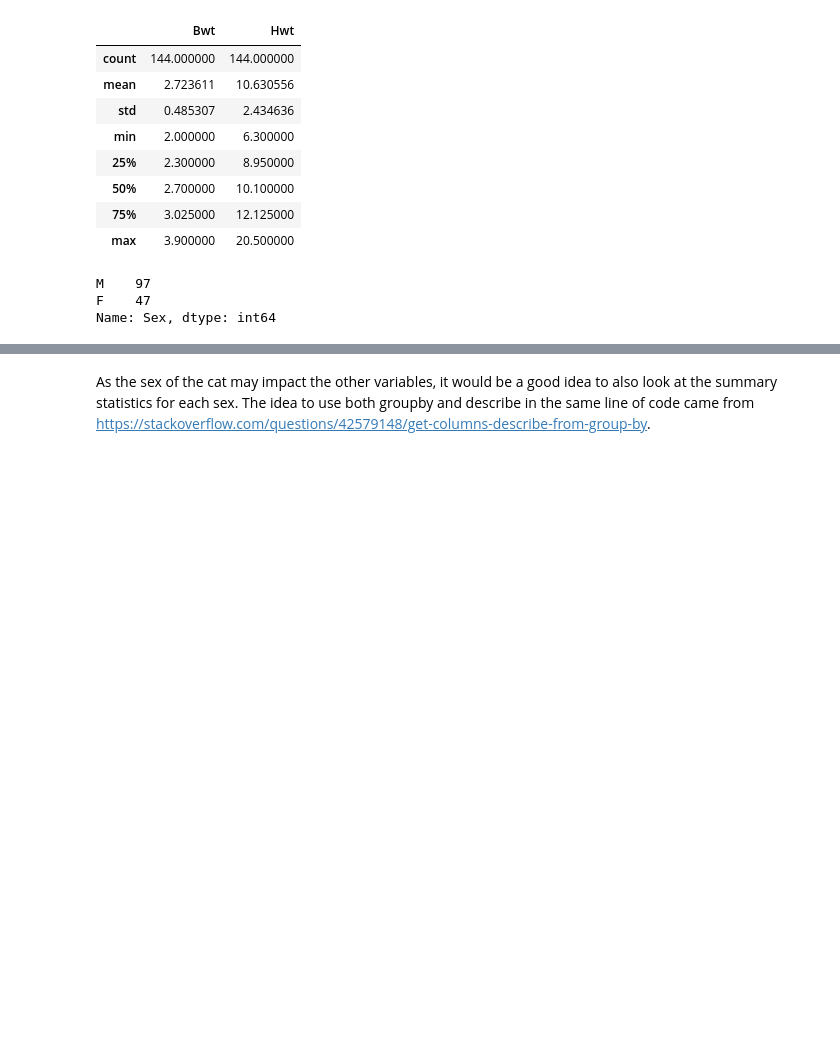
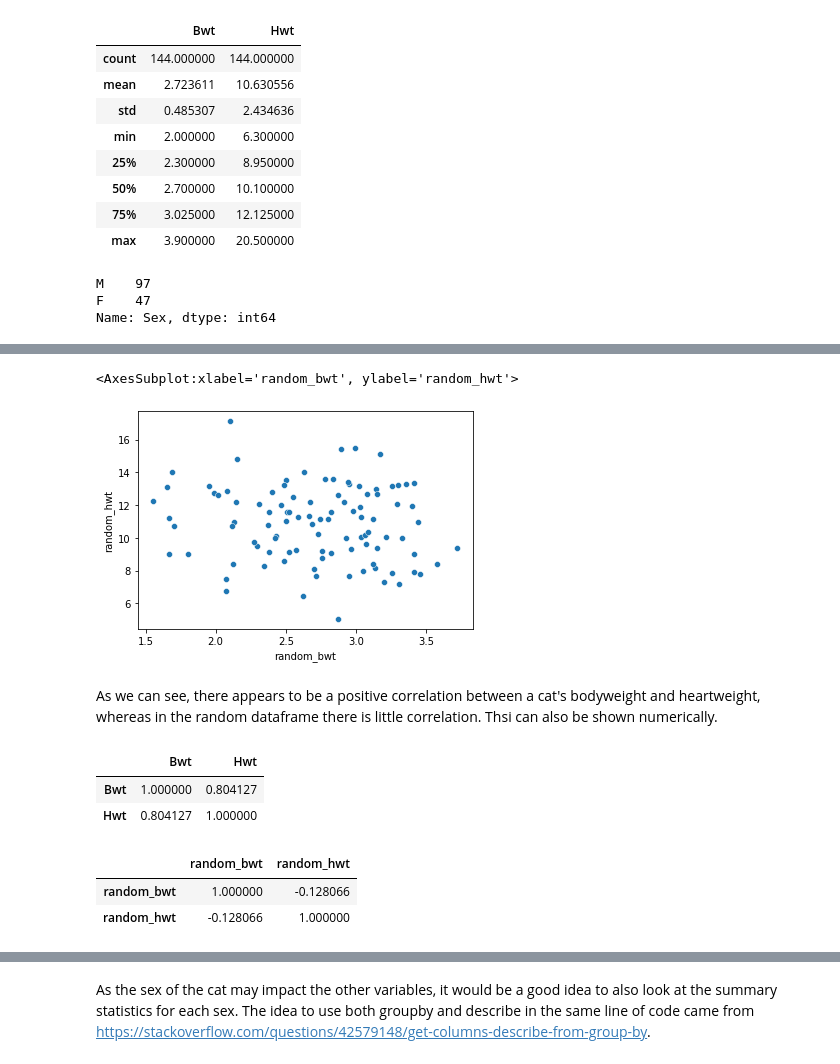
Before and after one commit to andrewjscott/Programming-for-Data-Analysis-Project, a Jupyter notebook: Simulation.ipynb, the cells around one changed output, grey strips where cells are left out. Cells and saved outputs as stored; diff of their text form; code cells hidden in the pictures; blank space fills up the shorter version.

```diff
--- a/Simulation.ipynb
+++ b/Simulation.ipynb
@@ -100,0 +105,11 @@ df_cats.to_csv(path)
+# %%
+# Construct a new Generator with the default BitGenerator (PCG64)
+rng = np.random.default_rng()
+
+# Numpy randomly generated bwt
+# A random example of 100 samples from a normal distribution
+mu = 2.723611
+sigma = 0.485307
+
+random_bwt = rng.normal(mu, sigma, size=100)
+random_bwt
@@ -100,0 +137,8 @@ df_cats.to_csv(path)
+# %%
+# Numpy randomly generated hwt
+# A random example of 100 samples from a normal distribution
+mu = 10.630556
+sigma = 2.434636
+
+random_hwt = rng.normal(mu, sigma, size=100)
+random_hwt
@@ -100,0 +166,5 @@ df_cats.to_csv(path)
+# %%
+# Create a new df with the random np arrays
+# https://stackoverflow.com/questions/29949757/creating-pandas-dataframe-between-two-numpy-arrays-then-draw-scatter-plot
+random_df = pd.DataFrame({'random_bwt':random_bwt, 'random_hwt':random_hwt})
+random_df
@@ -100,0 +206,22 @@ df_cats.to_csv(path)
+# %%
+# scatterplot of bwt and hwt
+sns.scatterplot(data = random_df, x = 'random_bwt', y= 'random_hwt')
+# %% [output]
+<AxesSubplot:xlabel='random_bwt', ylabel='random_hwt'>
+[figure, added]
+# %% [markdown]
+As we can see, there appears to be a positive correlation between a cat's bodyweight and heartweight, whereas in the random dataframe there is little correlation. Thsi can also be shown numerically.
+# %%
+# Show the correlation bodyweight and heartweight
+df_cats.corr()
+# %% [output]
+|  | Bwt | Hwt |
+| Bwt | 1.000000 | 0.804127 |
+| Hwt | 0.804127 | 1.000000 |
+# %%
+# Show the correlation bodyweight and heartweight
+random_df.corr()
+# %% [output]
+|  | random_bwt | random_hwt |
+| random_bwt | 1.000000 | -0.128066 |
+| random_hwt | -0.128066 | 1.000000 |
```
Also changed, not shown: parts of 23 cells of this notebook.
